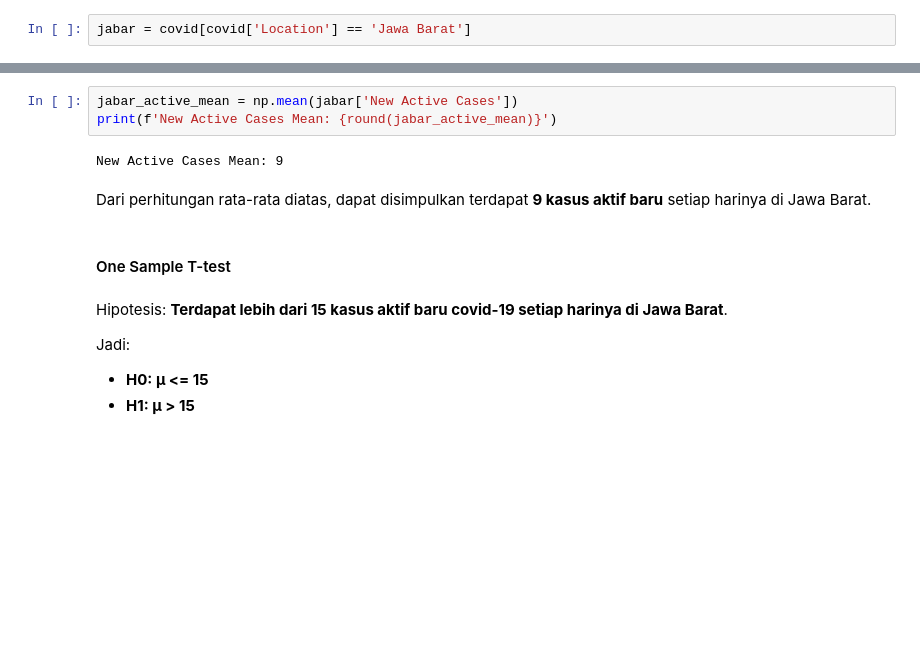
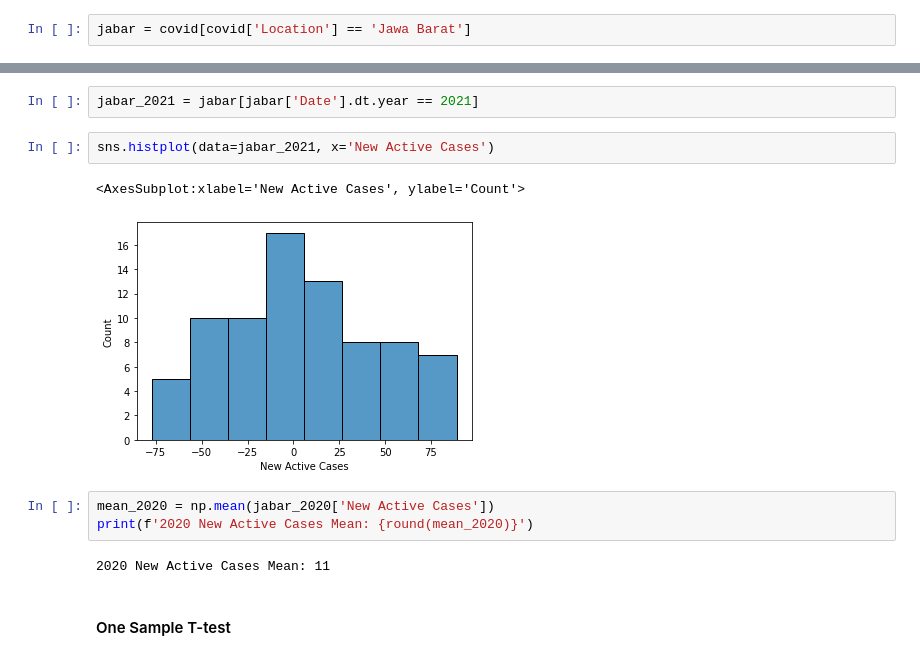
Before and after one commit to Penzragon/h8dsft_Inferential, a Jupyter notebook: script.ipynb, the cells around one changed output, grey strips where cells are left out. Cells and saved outputs as stored; diff of their text form; blank space fills up the shorter version.

```diff
--- a/script.ipynb
+++ b/script.ipynb
@@ -135,15 +123,14 @@ sns.histplot(data=jabar, x='New Active Cases')
+# %%
+jabar_2021 = jabar[jabar['Date'].dt.year == 2021]
+# %%
+sns.histplot(data=jabar_2021, x='New Active Cases')
+# %% [output]
+<AxesSubplot:xlabel='New Active Cases', ylabel='Count'>
+[figure, added]
 # %%
-jabar_active_mean = np.mean(jabar['New Active Cases'])
-print(f'New Active Cases Mean: {round(jabar_active_mean)}')
+mean_2020 = np.mean(jabar_2020['New Active Cases'])
+print(f'2020 New Active Cases Mean: {round(mean_2020)}')
 # %% [output]
-New Active Cases Mean: 9
+2020 New Active Cases Mean: 11
-# %% [markdown]
-Dari perhitungan rata-rata diatas, dapat disimpulkan terdapat **9 kasus aktif baru** setiap harinya di Jawa Barat.
 # %% [markdown]
 #### One Sample T-test
-# %% [markdown]
-Hipotesis: **Terdapat lebih dari 15 kasus aktif baru covid-19 setiap harinya di Jawa Barat**.
-
-Jadi:
-- **H0: μ <= 15**
-- **H1: μ > 15**
```
Also changed, not shown: parts of 11 cells of this notebook.
